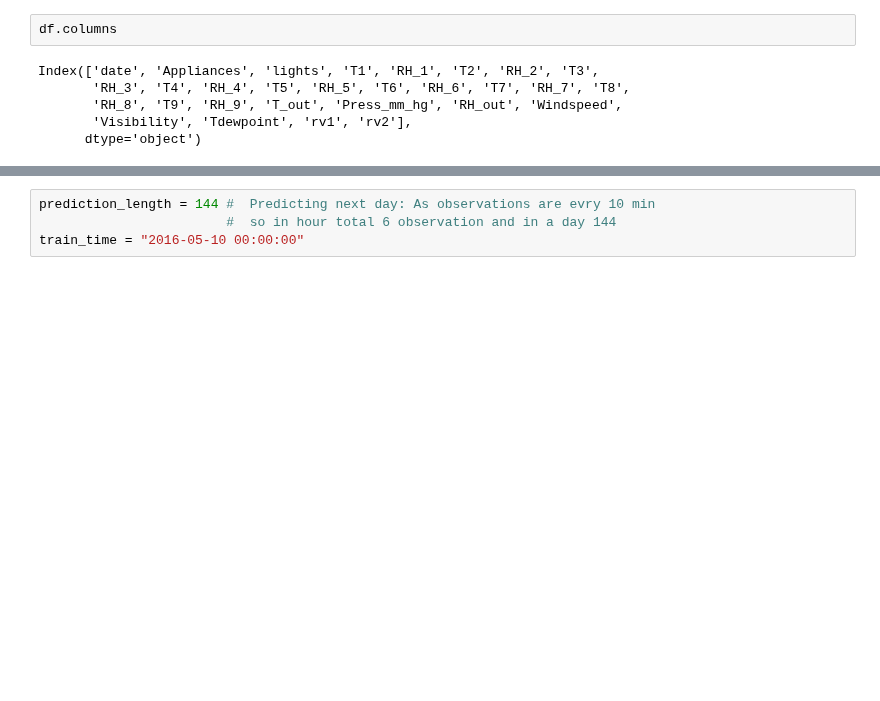
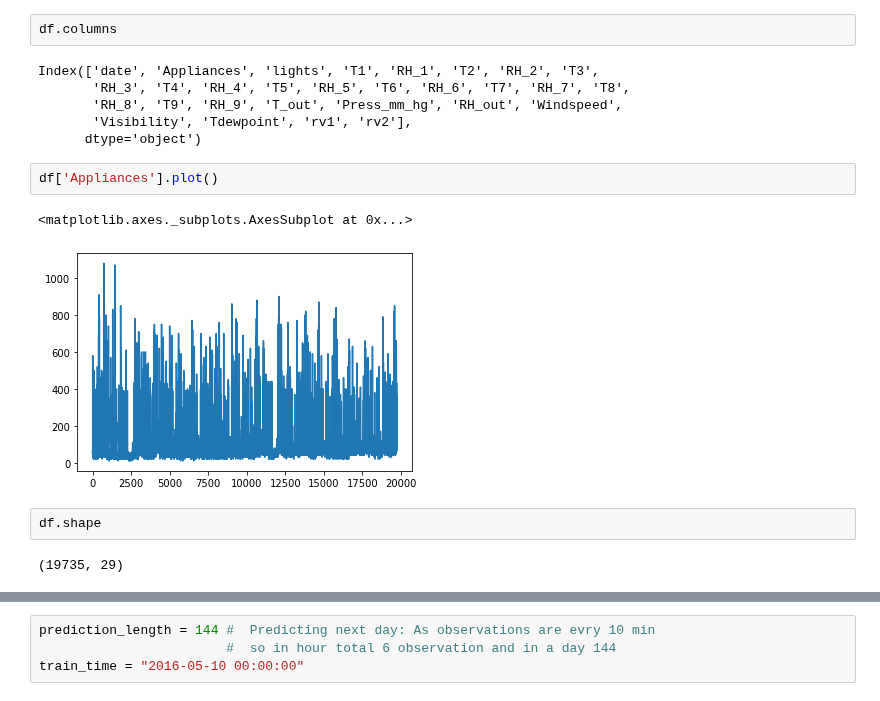
Before and after one commit to hemantnyadav/deepar_gluonts, a Jupyter notebook: GluonTS_DeepAR.ipynb, the cells around one changed output, grey strips where cells are left out. Drawn from its saved outputs; the diff is of its cells as text; blank space fills up the shorter version.

```diff
--- a/GluonTS_DeepAR.ipynb
+++ b/GluonTS_DeepAR.ipynb
@@ -29,6 +31,15 @@ Index(['date', 'Appliances', 'lights', 'T1', 'RH_1', 'T2', 'RH_2', 'T3',
        'RH_8', 'T9', 'RH_9', 'T_out', 'Press_mm_hg', 'RH_out', 'Windspeed',
        'Visibility', 'Tdewpoint', 'rv1', 'rv2'],
       dtype='object')
+# %%
+df['Appliances'].plot()
+# %% [output]
+<matplotlib.axes._subplots.AxesSubplot at 0x...>
+[figure, added]
+# %%
+df.shape
+# %% [output]
+(19735, 29)
 # %%
 df_input = df[['date', 'Appliances', 'T_out', 'Press_mm_hg', 'RH_out', 'Windspeed','Visibility', 'Tdewpoint']]
 df_input  = df_input.set_index('date')
```
Also changed, not shown: parts of 11 cells of this notebook.
